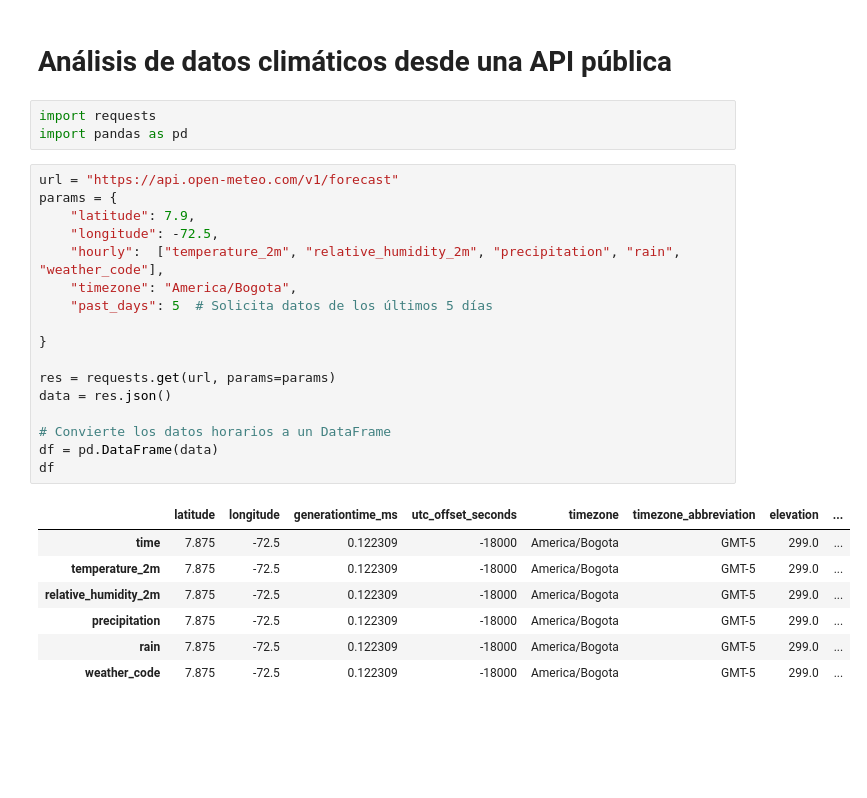
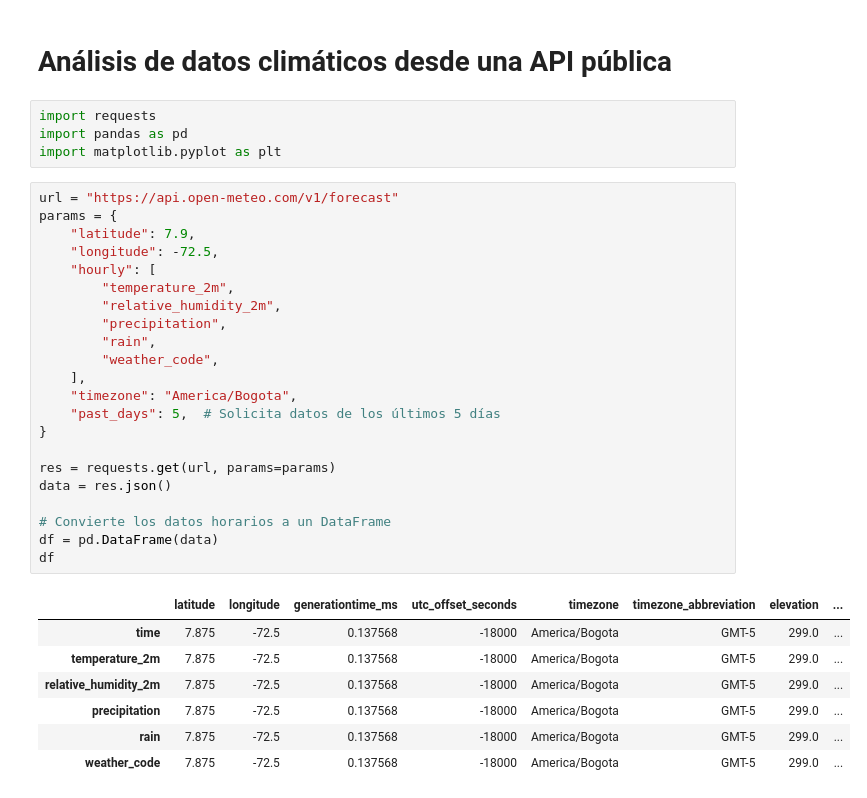
Before and after one commit to StalkerData/Ciencia_de_Datos, a Jupyter notebook: Nivel_1/analisis_datos_api/notebooks/analisis_datos.ipynb, the cells around one changed output. Cells and saved outputs as stored; diff of their text form; blank space fills up the shorter version.

```diff
--- a/Nivel_1/analisis_datos_api/notebooks/analisis_datos.ipynb
+++ b/Nivel_1/analisis_datos_api/notebooks/analisis_datos.ipynb
@@ -3,31 +3,37 @@
 # %%
 import requests
 import pandas as pd
+import matplotlib.pyplot as plt
 # %%
 url = "https://api.open-meteo.com/v1/forecast"
 params = {
     "latitude": 7.9,
     "longitude": -72.5,
-    "hourly":  ["temperature_2m", "relative_humidity_2m", "precipitation", "rain", "weather_code"],
+    "hourly": [
+        "temperature_2m",
+        "relative_humidity_2m",
+        "precipitation",
+        "rain",
+        "weather_code",
+    ],
     "timezone": "America/Bogota",
-    "past_days": 5  # Solicita datos de los últimos 5 días
-
+    "past_days": 5,  # Solicita datos de los últimos 5 días
 }
 
 res = requests.get(url, params=params)
 data = res.json()
 
 # Convierte los datos horarios a un DataFrame
 df = pd.DataFrame(data)
 df
 # %% [output]
 |  | latitude | longitude | generationtime_ms | utc_offset_seconds | timezone | timezone_abbreviation | elevation | ... |
-| time | 7.875 | -72.5 | 0.122309 | -18000 | America/Bogota | GMT-5 | 299.0 | ... |
-| temperature_2m | 7.875 | -72.5 | 0.122309 | -18000 | America/Bogota | GMT-5 | 299.0 | ... |
-| relative_humidity_2m | 7.875 | -72.5 | 0.122309 | -18000 | America/Bogota | GMT-5 | 299.0 | ... |
-| precipitation | 7.875 | -72.5 | 0.122309 | -18000 | America/Bogota | GMT-5 | 299.0 | ... |
-| rain | 7.875 | -72.5 | 0.122309 | -18000 | America/Bogota | GMT-5 | 299.0 | ... |
-| weather_code | 7.875 | -72.5 | 0.122309 | -18000 | America/Bogota | GMT-5 | 299.0 | ... |
+| time | 7.875 | -72.5 | 0.137568 | -18000 | America/Bogota | GMT-5 | 299.0 | ... |
+| temperature_2m | 7.875 | -72.5 | 0.137568 | -18000 | America/Bogota | GMT-5 | 299.0 | ... |
+| relative_humidity_2m | 7.875 | -72.5 | 0.137568 | -18000 | America/Bogota | GMT-5 | 299.0 | ... |
+| precipitation | 7.875 | -72.5 | 0.137568 | -18000 | America/Bogota | GMT-5 | 299.0 | ... |
+| rain | 7.875 | -72.5 | 0.137568 | -18000 | America/Bogota | GMT-5 | 299.0 | ... |
+| weather_code | 7.875 | -72.5 | 0.137568 | -18000 | America/Bogota | GMT-5 | 299.0 | ... |
 # %%
 # Convierte los datos horarios a un DataFrame
 df = pd.DataFrame(data["hourly"])
```
Also changed, not shown: parts of 11 cells of this notebook, 1 other file.
